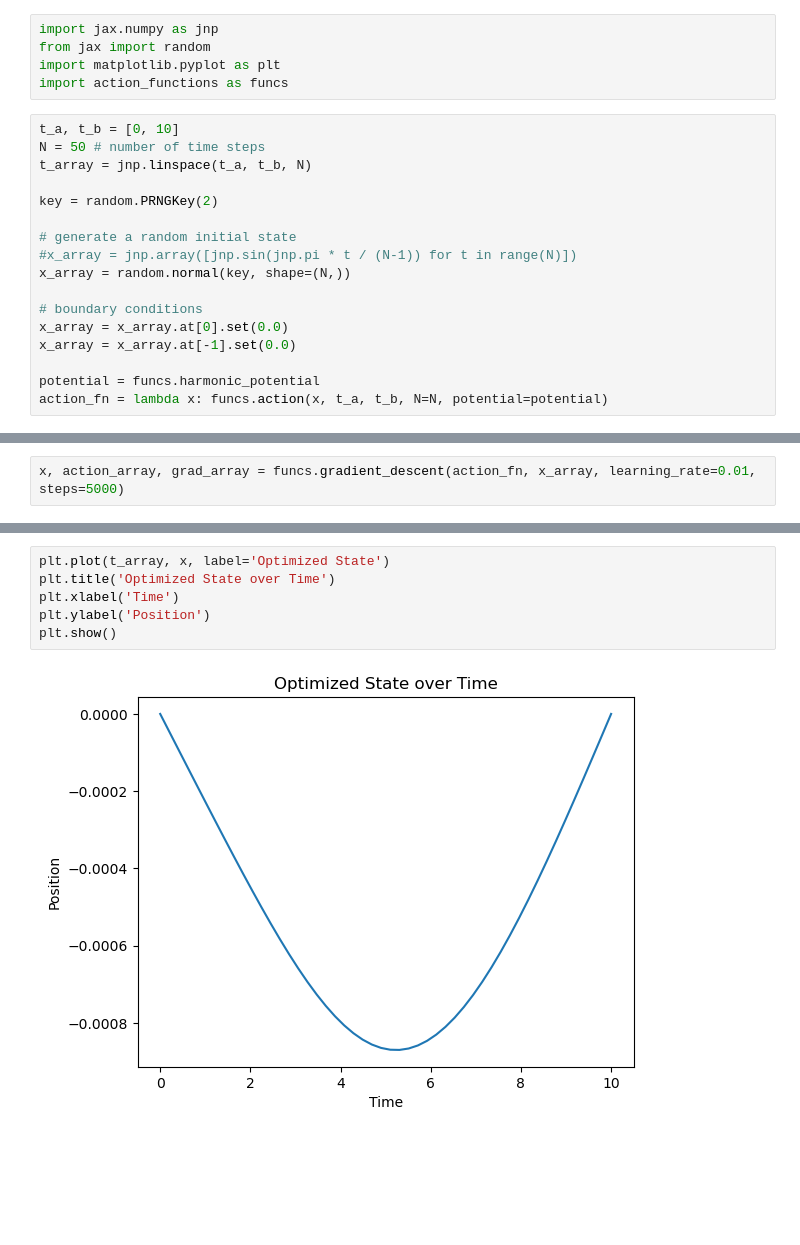
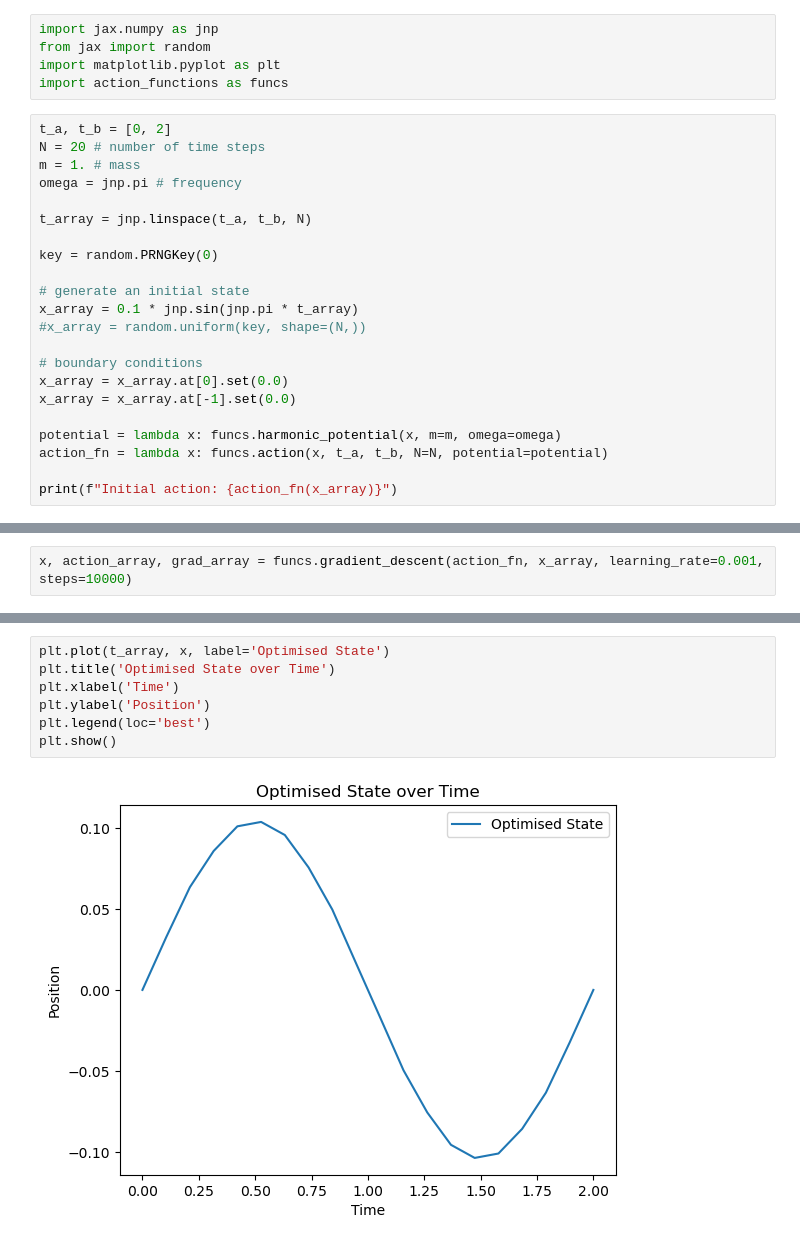
Before and after one commit to aiman1661/gd-action, a Jupyter notebook: action_notebook.ipynb, the cells around one changed output, grey strips where cells are left out. Drawn from its saved outputs; the diff is of its cells as text; blank space fills up the shorter version.

```diff
--- a/action_notebook.ipynb
+++ b/action_notebook.ipynb
@@ -6,19 +6,24 @@ from jax import random
 import matplotlib.pyplot as plt
 import action_functions as funcs
 # %%
-t_a, t_b = [0, 10]
-N = 50 # number of time steps
+t_a, t_b = [0, 2]
+N = 20 # number of time steps
+m = 1. # mass
+omega = jnp.pi # frequency
+
 t_array = jnp.linspace(t_a, t_b, N)
 
-key = random.PRNGKey(2)
+key = random.PRNGKey(0)
 
-# generate a random initial state
-#x_array = jnp.array([jnp.sin(jnp.pi * t / (N-1)) for t in range(N)])
-x_array = random.normal(key, shape=(N,))
+# generate an initial state
+x_array = 0.1 * jnp.sin(jnp.pi * t_array)
+#x_array = random.uniform(key, shape=(N,))
 
 # boundary conditions
 x_array = x_array.at[0].set(0.0)
 x_array = x_array.at[-1].set(0.0)
 
-potential = funcs.harmonic_potential
+potential = lambda x: funcs.harmonic_potential(x, m=m, omega=omega)
 action_fn = lambda x: funcs.action(x, t_a, t_b, N=N, potential=potential)
+
+print(f"Initial action: {action_fn(x_array)}")
@@ -25,3 +32,3 @@ action_fn = lambda x: funcs.action(x, t_a, t_b, N=N, potential=potential)
 # %%
-x, action_array, grad_array = funcs.gradient_descent(action_fn, x_array, learning_rate=0.01, steps=5000)
+x, action_array, grad_array = funcs.gradient_descent(action_fn, x_array, learning_rate=0.001, steps=10000)
 # %% [output]
@@ -56,8 +63,9 @@ plt.show()
 # %%
-plt.plot(t_array, x, label='Optimized State')
-plt.title('Optimized State over Time')
+plt.plot(t_array, x, label='Optimised State')
+plt.title('Optimised State over Time')
 plt.xlabel('Time')
 plt.ylabel('Position')
+plt.legend(loc='best')
 plt.show()
 # %% [output]
-[figure, old version]
+[figure, new version]
```
Also changed, not shown: parts of 3 cells of this notebook, 1 other file.
